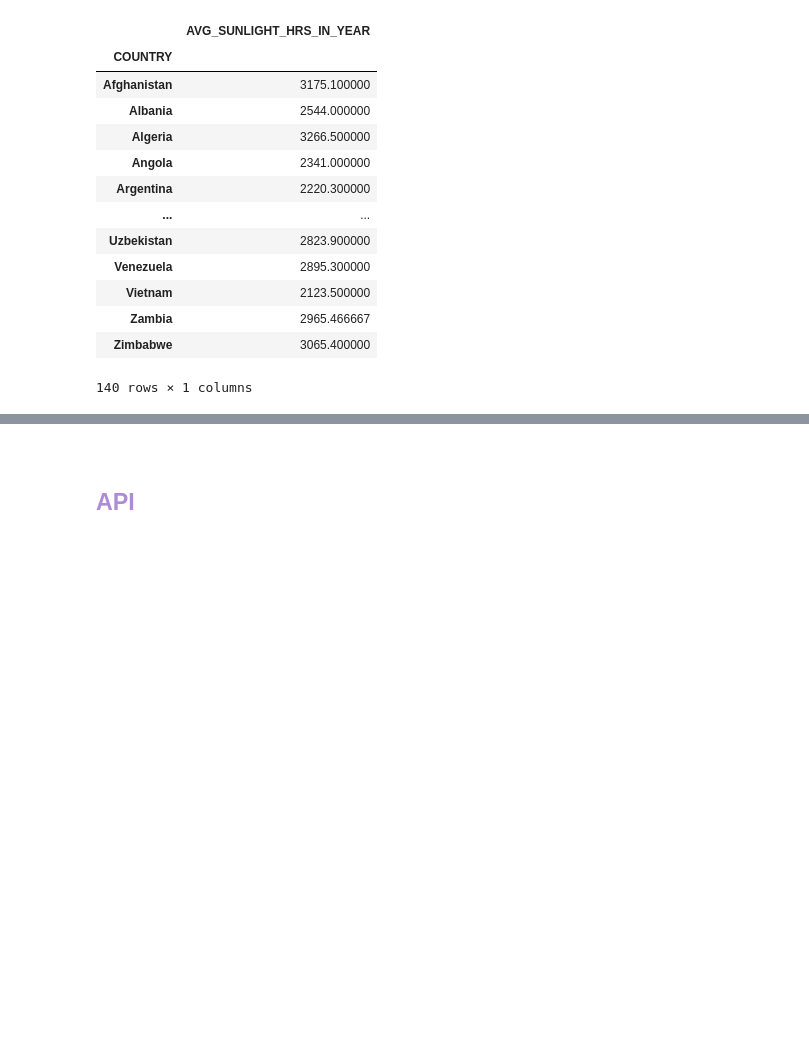
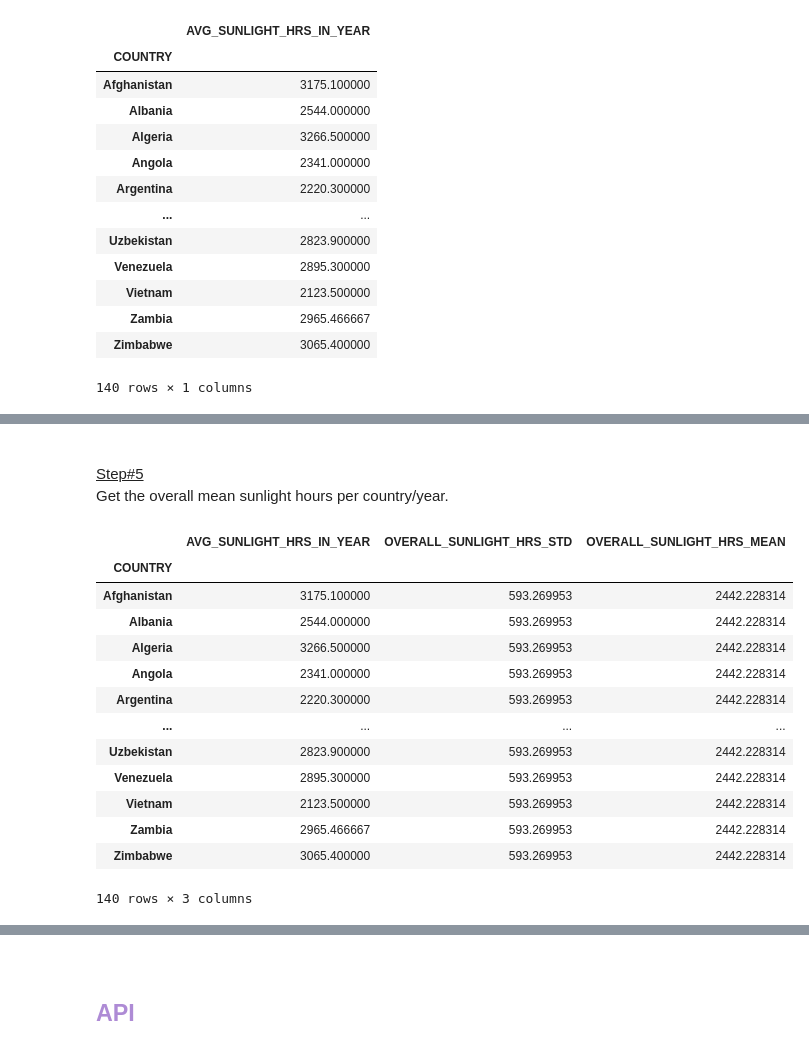
Before and after one commit to Hakuna-Patata/BU_MSDS_PTW, a Jupyter notebook: DSC 540 - Data Preparation/Project.ipynb, the cells around one changed output, grey strips where cells are left out. Drawn from its saved outputs; the diff is of its cells as text; code cells hidden in the pictures; blank space fills up the shorter version.

```diff
--- a/DSC 540 - Data Preparation/Project.ipynb
+++ b/DSC 540 - Data Preparation/Project.ipynb
@@ -335,0 +420,4 @@ solar_time_df
+# %%
+solar_time_df['OVERALL_SUNLIGHT_HRS_STD'] = solar_time_df['AVG_SUNLIGHT_HRS_IN_YEAR'].std()
+
+solar_time_df
@@ -335,0 +439,24 @@ solar_time_df
+# %% [markdown]
+<br>
+
+<u>Step#5</u><br>
+Get the overall mean sunlight hours per country/year.
+# %%
+solar_time_df['OVERALL_SUNLIGHT_HRS_MEAN'] = solar_time_df['AVG_SUNLIGHT_HRS_IN_YEAR'].mean()
+
+solar_time_df
+# %% [output]
+|  | AVG_SUNLIGHT_HRS_IN_YEAR | OVERALL_SUNLIGHT_HRS_STD | OVERALL_SUNLIGHT_HRS_MEAN |
+| COUNTRY |  |  |  |
+| Afghanistan | 3175.100000 | 593.269953 | 2442.228314 |
+| Albania | 2544.000000 | 593.269953 | 2442.228314 |
+| Algeria | 3266.500000 | 593.269953 | 2442.228314 |
+| Angola | 2341.000000 | 593.269953 | 2442.228314 |
+| Argentina | 2220.300000 | 593.269953 | 2442.228314 |
+| ... | ... | ... | ... |
+| Uzbekistan | 2823.900000 | 593.269953 | 2442.228314 |
+| Venezuela | 2895.300000 | 593.269953 | 2442.228314 |
+| Vietnam | 2123.500000 | 593.269953 | 2442.228314 |
+| Zambia | 2965.466667 | 593.269953 | 2442.228314 |
+| Zimbabwe | 3065.400000 | 593.269953 | 2442.228314 |
+140 rows × 3 columns
```
Also changed, not shown: parts of 29 cells of this notebook, 1 other file.
